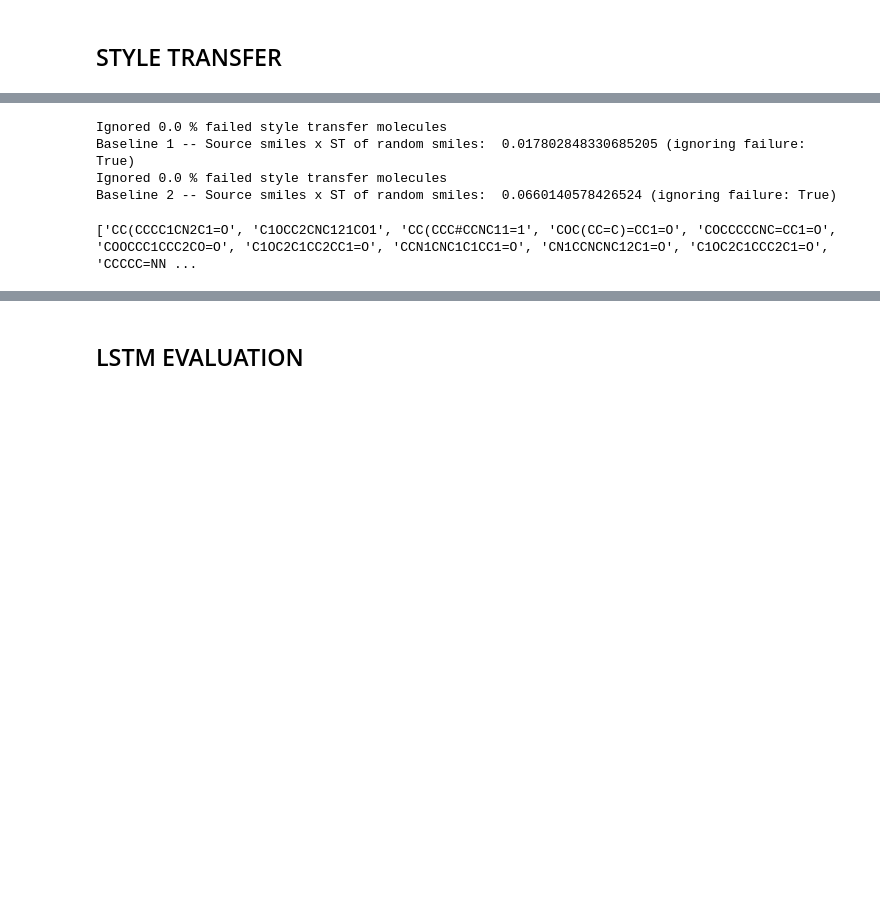
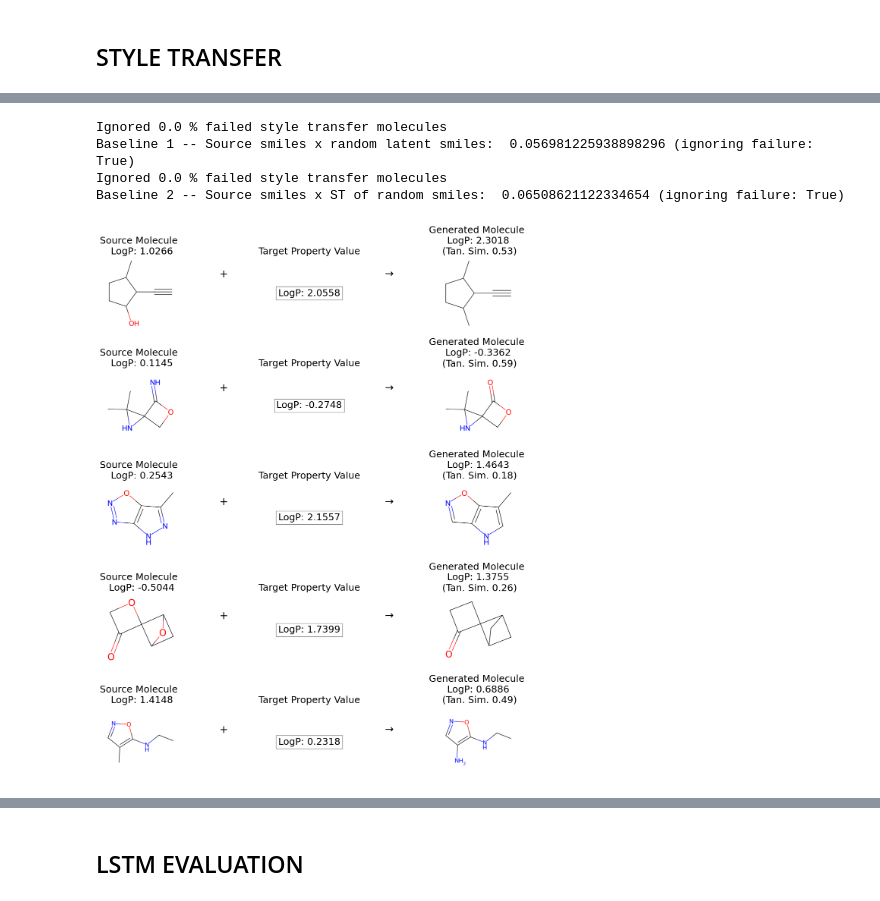
Before and after one commit to HeathArhturLouis/Rethinking-Molecular-Design-Integrating-Latent-Variable-and-Autoregressive-Models-for-Enhanced-Goal, a Jupyter notebook: PerfEvaluation.ipynb, the cells around one changed output, grey strips where cells are left out. Drawn from its saved outputs; the diff is of its cells as text; code cells hidden in the pictures; blank space fills up the shorter version.

```diff
--- a/PerfEvaluation.ipynb
+++ b/PerfEvaluation.ipynb
@@ -668,9 +1136,9 @@ PCT Failure to change source molecule: 0.4623556581986143
 # %%
 morgan_rad=3
-'''
+
+'''0.11363633864974969
 Tanimoto baseline 1: Similarity between random latents decoded with target property and source molecules
 '''
-
 
 latent_gen_smiles = vae_sampler.sample(
             model=vae_model,
@@ -680,7 +1148,7 @@ latent_gen_smiles = vae_sampler.sample(
             )
 
 baseline_1_sim = compute_avg_similarity(smiles_1= latent_gen_smiles, smiles_2= source_smiles , morgan_radius=morgan_rad, ignore_same = True)
-print(f'Baseline 1 -- Source smiles x ST of random smiles:  {baseline_1_sim} (ignoring failure: {True})')
+print(f'Baseline 1 -- Source smiles x random latent smiles:  {baseline_1_sim} (ignoring failure: {True})')
 
 
 '''
@@ -694,10 +1162,11 @@ rand_gen_smiles = style_transfer_smiles(
                         vae_sampler = vae_sampler
                         )
 
+
 baseline_2_sim = compute_avg_similarity(smiles_1= rand_gen_smiles, smiles_2= source_smiles , morgan_radius=morgan_rad, ignore_same = True)
 print(f'Baseline 2 -- Source smiles x ST of random smiles:  {baseline_2_sim} (ignoring failure: {True})')
 # %% [output]
 Ignored 0.0 % failed style transfer molecules
-Baseline 1 -- Source smiles x ST of random smiles:  0.017802848330685205 (ignoring failure: True)
+Baseline 1 -- Source smiles x random latent smiles:  0.056981225938898296 (ignoring failure: True)
 Ignored 0.0 % failed style transfer molecules
-Baseline 2 -- Source smiles x ST of random smiles:  0.0660140578426524 (ignoring failure: True)
+Baseline 2 -- Source smiles x ST of random smiles:  0.06508621122334654 (ignoring failure: True)
@@ -755,8 +1263,27 @@ def plot_style_transfer(og_smiles, og_props, random_props, st_smiles, st_props):
-# %%
-# sample(self, model, properties, random=True, latent_points = None)
-# sd.decode()
-sample_props = np.array( [[a] for a in random.choices(test_props, k=50)])
-print(list(vae_sampler.sample(vae_model, torch.tensor(sample_props).clone())))
-# %% [output]
-['CC(CCCC1CN2C1=O', 'C1OCC2CNC121CO1', 'CC(CCC#CCNC11=1', 'COC(CC=C)=CC1=O', 'COCCCCCNC=CC1=O', 'COOCCC1CCC2CO=O', 'C1OC2C1CC2CC1=O', 'CCN1CNC1C1CC1=O', 'CN1CCNCNC12C1=O', 'C1OC2C1CCC2C1=O', 'CCCCC=NN ...
+# %%
+# Good indices 51, 30, 10, 11, 15
+i1 = 2 #  #  1011 # 51
+i2 = 9 # 10 #  1233 # 31
+i3 = 5 # 9 # 40 # 11
+i4 = 10 # 4 # 15
+i5 = 4 # 2 # 12
+
+good_og_source = [source_smiles[i1], source_smiles[i2], source_smiles[i3], source_smiles[i4], source_smiles[i5]]
+good_og_props =  [source_props[i1], source_props[i2], source_props[i3], source_props[i4], source_props[i5]]
+good_target = [target_props[i1], target_props[i2], target_props[i3], target_props[i4], target_props[i5]]
+good_st_smiles = [generated_smiles[i1], generated_smiles[i2], generated_smiles[i3], generated_smiles[i4], generated_smiles[i5]]
+good_st_props = [generated_props[i1], generated_props[i2], generated_props[i3], generated_props[i4], generated_props[i5]]
+
+
+plot_style_transfer_2(
+    og_smiles = good_og_source,
+    og_props = good_og_props,
+    random_props = good_target,
+    st_smiles = good_st_smiles,
+    st_props = good_st_props,
+    filename = "./Selected_ST_EXP_Pol2_V5.pdf", # "./Selected_ST_EXP_Pol2_V2.pdf", # None,
+    font_size = 18,
+    draw_tans = True) # )
+# %% [output]
+[figure, added]
 # %%
```
Also changed, not shown: parts of 46 cells of this notebook, 18 other files.
